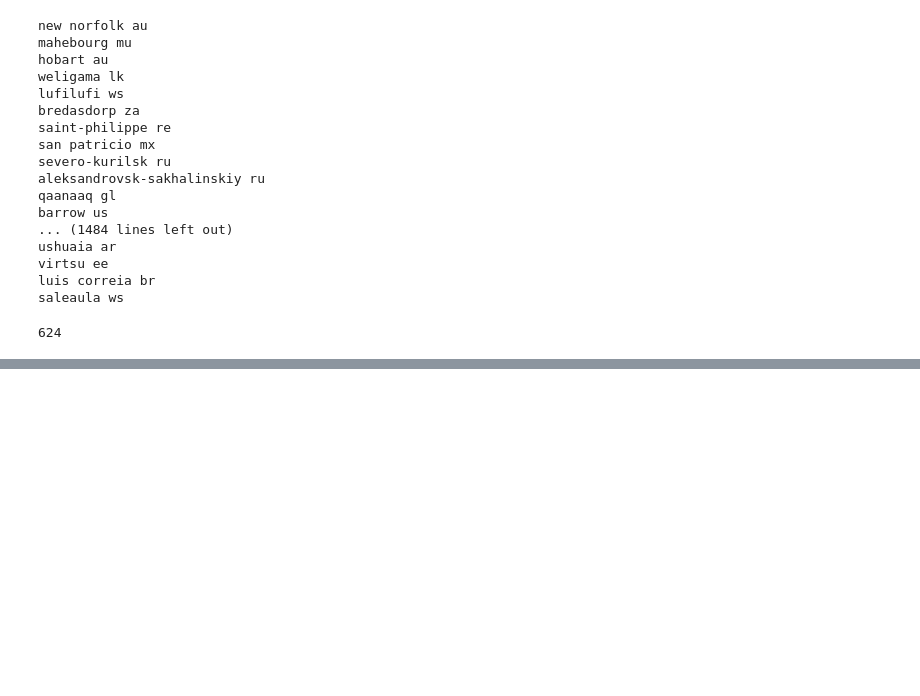
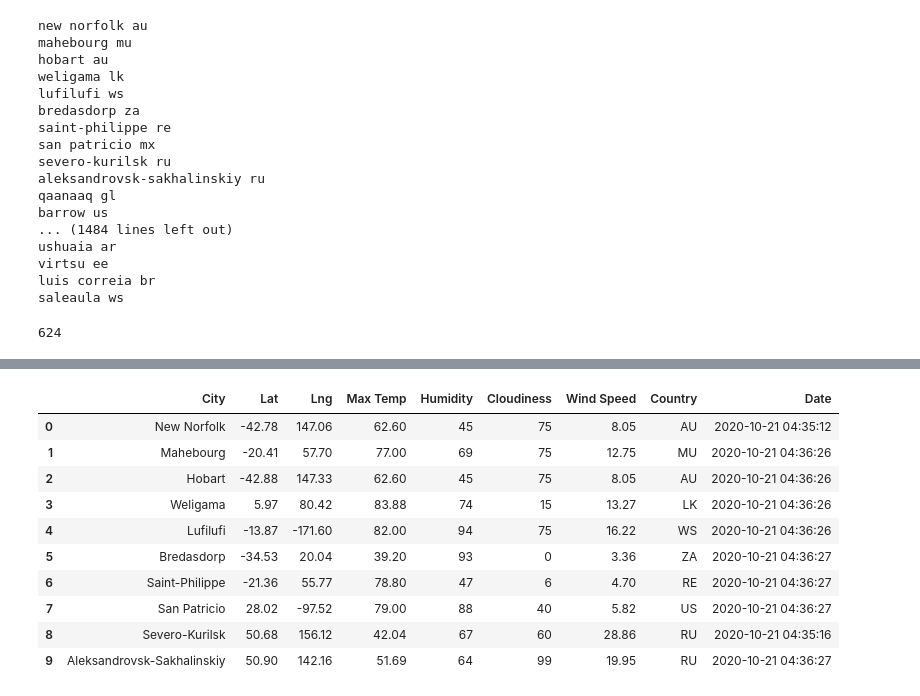
Before and after one commit to Shap3shifter/World_Weather_Analysis, a Jupyter notebook: WeatherPy.ipynb, the cells around one changed output, grey strips where cells are left out. Cells and saved outputs as stored; diff of their text form; code cells hidden in the pictures; blank space fills up the shorter version.

Commit message:
Modifying .gitignore and adding WeatherPy file

```diff
--- a/WeatherPy.ipynb
+++ b/WeatherPy.ipynb
@@ -56,3 +56,13 @@ for coordinate in coordinates:
 len(cities)
 # %% [output]
 624
+# %%
+#Import the Requests library
+import requests
+
+#Import the API key.
+from config import weather_api_key
+
+# Starting URL for Weather Map API Call.
+url = "http://api.openweathermap.org/data/2.5/weather?units=Imperial&APPID=" + weather_api_key
+print(url)
@@ -58,0 +71,4 @@ len(cities)
+# %%
+#Create an enpoint URL for a city.
+city_url = url + "&q=" + "Boston"
+print(city_url)
@@ -58,0 +77,4 @@ len(cities)
+# %%
+#Make a 'Get' request for the city weather.
+city_weather = requests.get(city_url)
+city_weather
@@ -58,0 +165,16 @@ len(cities)
+# %%
+#Convert the array of dictionaries to a Pandas DataFrame
+city_data_df = pd.DataFrame(city_data)
+city_data_df.head(10)
+# %% [output]
+|  | City | Lat | Lng | Max Temp | Humidity | Cloudiness | Wind Speed | Country | Date |
+| 0 | New Norfolk | -42.78 | 147.06 | 62.60 | 45 | 75 | 8.05 | AU | 2020-10-21 04:35:12 |
+| 1 | Mahebourg | -20.41 | 57.70 | 77.00 | 69 | 75 | 12.75 | MU | 2020-10-21 04:36:26 |
+| 2 | Hobart | -42.88 | 147.33 | 62.60 | 45 | 75 | 8.05 | AU | 2020-10-21 04:36:26 |
+| 3 | Weligama | 5.97 | 80.42 | 83.88 | 74 | 15 | 13.27 | LK | 2020-10-21 04:36:26 |
+| 4 | Lufilufi | -13.87 | -171.60 | 82.00 | 94 | 75 | 16.22 | WS | 2020-10-21 04:36:26 |
+| 5 | Bredasdorp | -34.53 | 20.04 | 39.20 | 93 | 0 | 3.36 | ZA | 2020-10-21 04:36:27 |
+| 6 | Saint-Philippe | -21.36 | 55.77 | 78.80 | 47 | 6 | 4.70 | RE | 2020-10-21 04:36:27 |
+| 7 | San Patricio | 28.02 | -97.52 | 79.00 | 88 | 40 | 5.82 | US | 2020-10-21 04:36:27 |
+| 8 | Severo-Kurilsk | 50.68 | 156.12 | 42.04 | 67 | 60 | 28.86 | RU | 2020-10-21 04:35:16 |
+| 9 | Aleksandrovsk-Sakhalinskiy | 50.90 | 142.16 | 51.69 | 64 | 99 | 19.95 | RU | 2020-10-21 04:36:27 |
```
Also changed, not shown: parts of 7 cells of this notebook, 1 other file.
